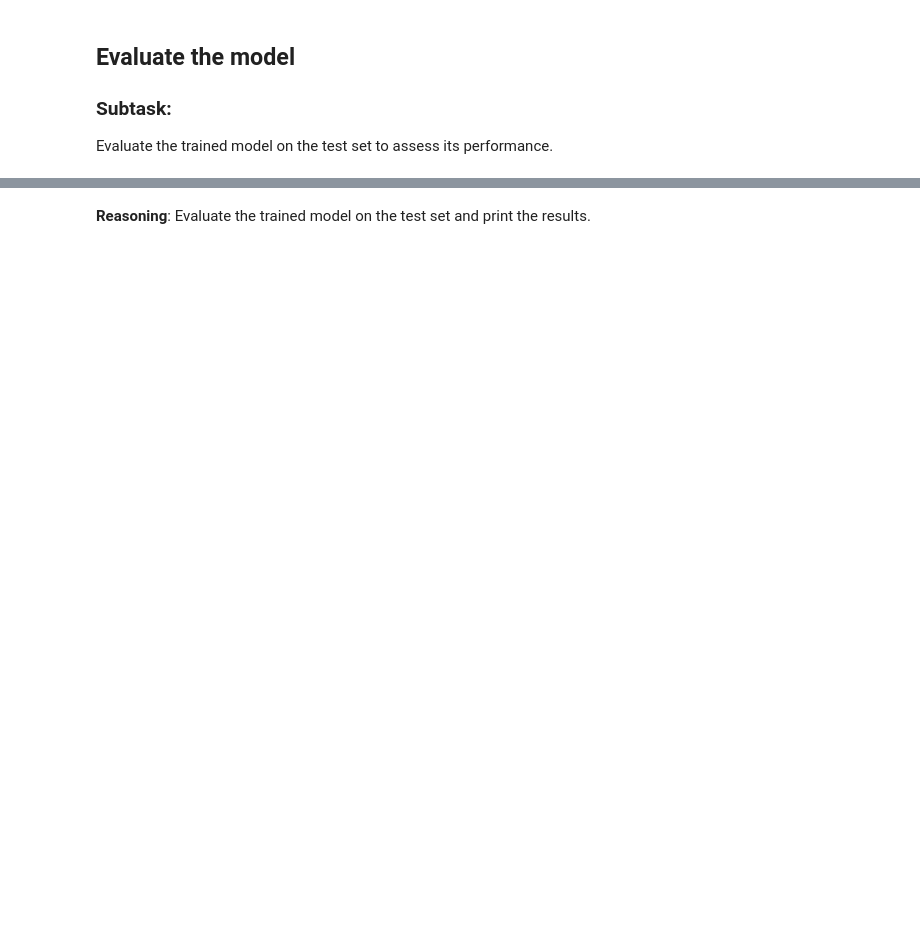
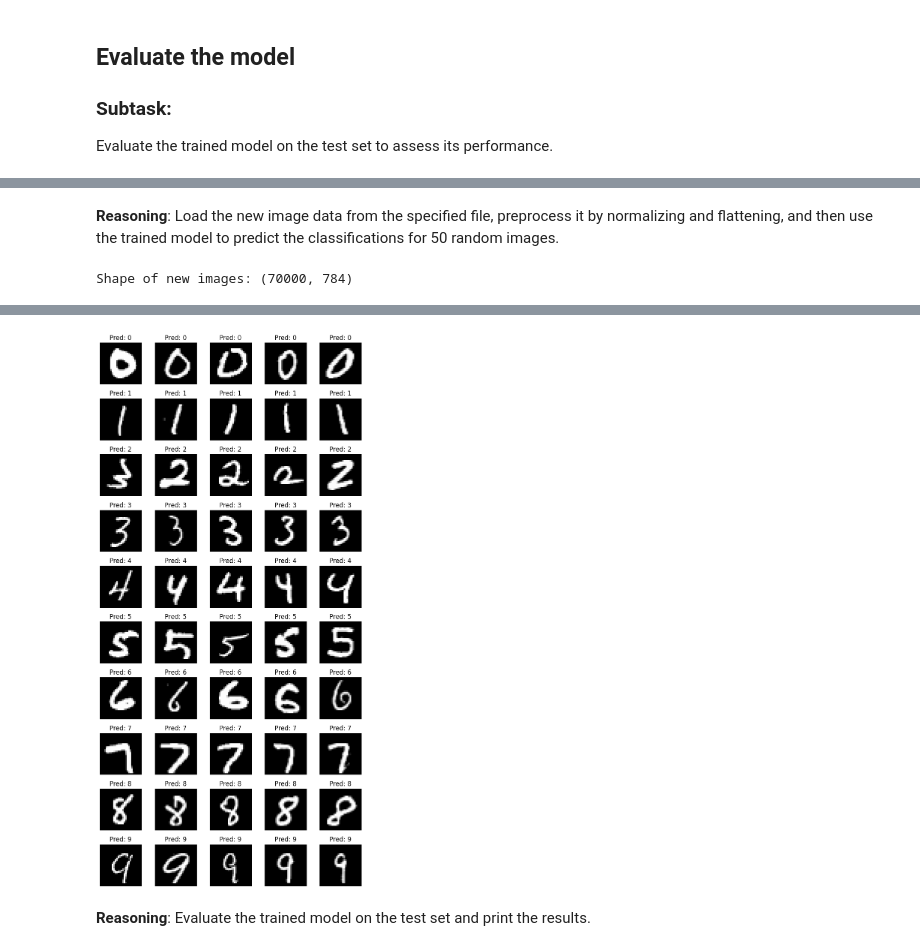
Before and after one commit to dipenthakercalypso/Image-and-Text-Labelling-and-Classification-Issues-Resolution, a Jupyter notebook: MLP_And_Fully_Connected.ipynb, the cells around one changed output, grey strips where cells are left out. Saved outputs shown, nothing was run; the diff lists cells and outputs as text; code cells hidden in the pictures; blank space fills up the shorter version.

```diff
--- a/MLP_And_Fully_Connected.ipynb
+++ b/MLP_And_Fully_Connected.ipynb
@@ -51,10 +73,12 @@ input_layer = Input(shape=(784,))
 # Add the hidden layers
 hidden_layer_1 = Dense(256, activation='relu')(input_layer)
 hidden_layer_2 = Dense(128, activation='relu')(hidden_layer_1)
-hidden_layer_3 = Dense(64, activation='relu')(hidden_layer_2)
+#hidden_layer_3 = Dense(64, activation='relu')(hidden_layer_2)
+#hidden_layer_4 = Dense(32, activation='relu')(hidden_layer_3)
+#hidden_layer_5 = Dense(16, activation='relu')(hidden_layer_4)
 
 # Add the output layer
-output_layer = Dense(10, activation='softmax')(hidden_layer_3)
+output_layer = Dense(10, activation='softmax')(hidden_layer_2)
 
 # Create the model
 model = Model(inputs=input_layer, outputs=output_layer)
@@ -126,0 +196,59 @@ Evaluate the trained model on the test set to assess its performance.
+# %% [markdown]
+**Reasoning**:
+Load the new image data from the specified file, preprocess it by normalizing and flattening, and then use the trained model to predict the classifications for 50 random images.
+# %%
+# Load the new image data
+new_images = np.load('/content/sample_data/testingimages.npy')
+
+# Preprocess the new images (normalize and flatten)
+new_images = new_images.astype('float32') / 255.0
+new_images = new_images.reshape((new_images.shape[0], -1))
+
+print("Shape of new images:", new_images.shape)
+# %% [output]
+Shape of new images: (70000, 784)
+# %%
+import random
+import matplotlib.pyplot as plt
+import numpy as np # Import numpy if not already imported in this cell
+
+# Assuming 'new_images' is already defined from the previous step
+
+# Predict the classifications for all new images
+predictions = model.predict(new_images)
+
+# Get the predicted class for each image
+predicted_classes = np.argmax(predictions, axis=1)
+
+# Reshape the new images back to their original 28x28 format for visualization
+new_images_original_shape = new_images.reshape((-1, 28, 28))
+
+unique_classes = np.unique(predicted_classes)
+
+# Determine the number of samples to display per class
+samples_per_class = 5
+# Determine the number of columns for the subplot grid
+n_cols = samples_per_class
+
+plt.figure(figsize=(n_cols * 1.5, len(unique_classes) * 1.5)) # Adjust figure size based on grid dimensions
+
+print(f"Displaying up to {samples_per_class} images for each predicted label:")
+for i, class_label in enumerate(unique_classes):
+    # Get indices of images predicted as this class
+    class_indices = np.where(predicted_classes == class_label)[0]
+
+    # Select up to samples_per_class random indices from this class
+    num_samples_to_display = min(len(class_indices), samples_per_class)
+    random_sample_indices = np.random.choice(class_indices, num_samples_to_display, replace=False)
+
+    for j, img_index in enumerate(random_sample_indices):
+        # Calculate subplot index based on fixed columns
+        plot_index = i * n_cols + j + 1
+        plt.subplot(len(unique_classes), n_cols, plot_index)
+        plt.imshow(new_images_original_shape[img_index], cmap='gray')
+        plt.title(f'Pred: {class_label}')
+        plt.axis('off')
+
+plt.tight_layout()
+plt.show()
+# %% [output]
@@ -127,3 +257,4 @@ Evaluate the trained model on the test set to assess its performance.
+[figure, added]
 # %% [markdown]
 **Reasoning**:
 Evaluate the trained model on the test set and print the results.
```
Also changed, not shown: parts of 9 cells of this notebook.
